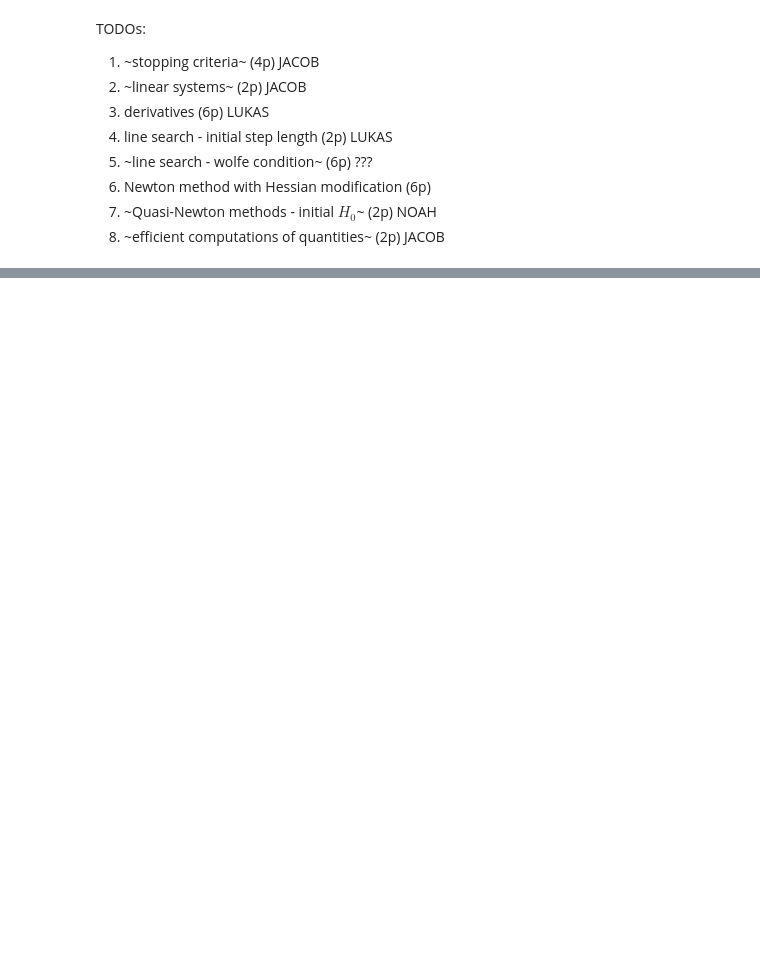
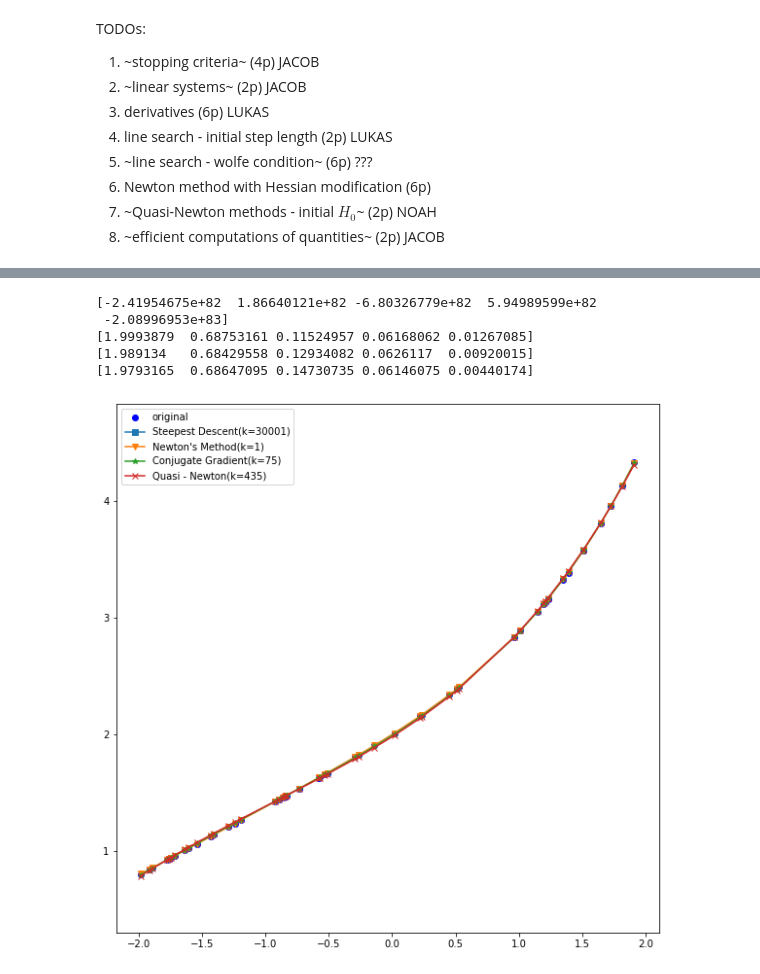
Before and after one commit to NoahPichl/numerical_optimization_phase2, a Jupyter notebook: P1_1_k12013224.ipynb, the cells around one changed output, grey strips where cells are left out. Cells and saved outputs as stored; diff of their text form; code cells hidden in the pictures; blank space fills up the shorter version.

```diff
--- a/P1_1_k12013224.ipynb
+++ b/P1_1_k12013224.ipynb
@@ -722,5 +748,12 @@ second_5(function_7, n=4, q=2, m=100)
 # %%
 def function_8(x): return 2**x + np.cos(0.5*x)
-second_5(function_8, n=4, q=2, m=100)
+second_5(function_8, n=4, q=2, m=50)
+# %% [output]
+[-2.41954675e+82  1.86640121e+82 -6.80326779e+82  5.94989599e+82
+ -2.08996953e+83]
+[1.9993879  0.68753161 0.11524957 0.06168062 0.01267085]
+[1.989134   0.68429558 0.12934082 0.0626117  0.00920015]
+[1.9793165  0.68647095 0.14730735 0.06146075 0.00440174]
+[figure, added]
 # %%
 def function_9(x): return 5*x**2 + np.sin(x)
```
Also changed, not shown: parts of 9 cells of this notebook.
